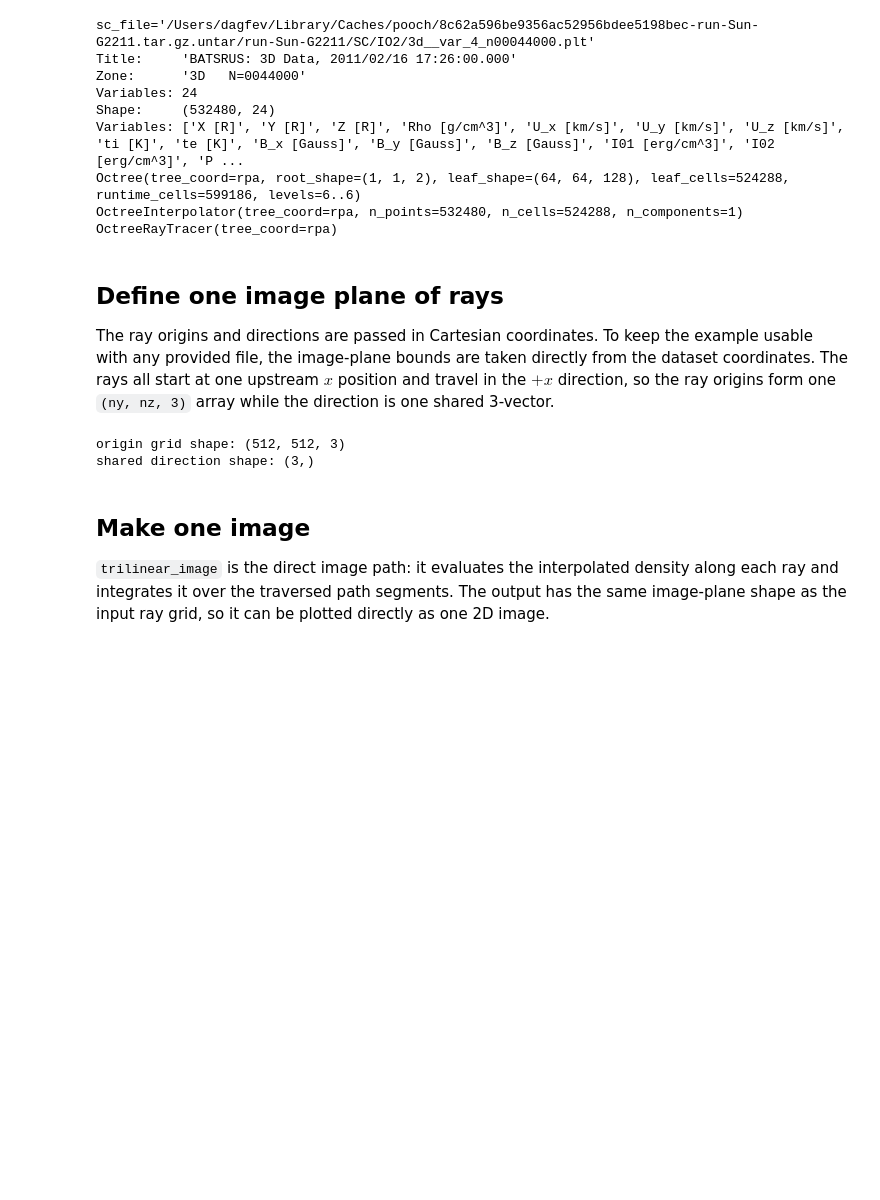
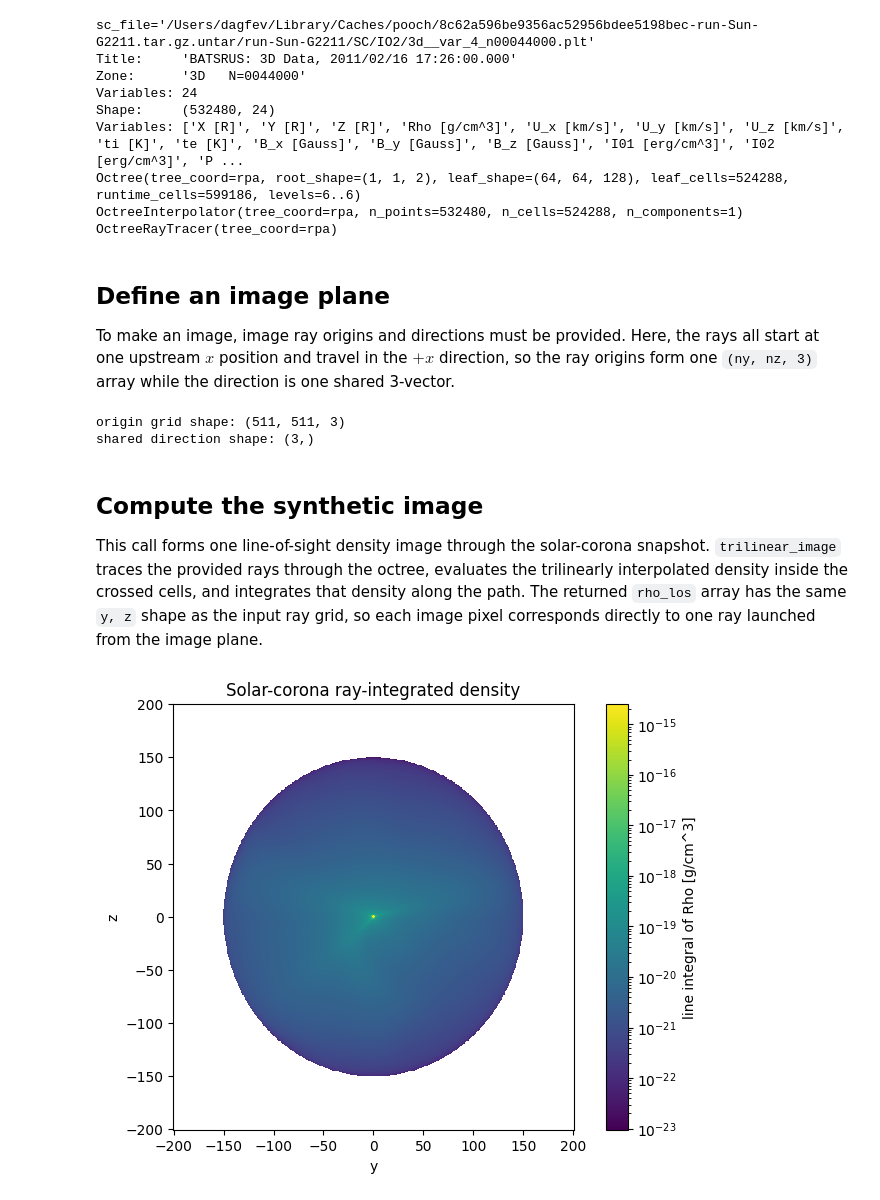
Before and after one commit to svaberg/batcamp, a Jupyter notebook: examples/ray_image.ipynb, the cells around one changed output. Saved outputs shown, nothing was run; the diff lists cells and outputs as text; code cells hidden in the pictures; blank space fills up the shorter version.

```diff
--- a/examples/ray_image.ipynb
+++ b/examples/ray_image.ipynb
@@ -46,16 +46,16 @@ Octree(tree_coord=rpa, root_shape=(1, 1, 2), leaf_shape=(64, 64, 128), leaf_cell
 OctreeInterpolator(tree_coord=rpa, n_points=532480, n_cells=524288, n_components=1)
 OctreeRayTracer(tree_coord=rpa)
 # %% [markdown]
-## Define one image plane of rays
+## Define an image plane
 
-The ray origins and directions are passed in Cartesian coordinates. To keep the example usable with any provided file, the image-plane bounds are taken directly from the dataset coordinates. The rays all start at one upstream $x$ position and travel in the $+x$ direction, so the ray origins form one `(ny, nz, 3)` array while the direction is one shared 3-vector.
+To make an image, image ray origins and directions must be provided. Here, the rays all start at one upstream $x$ position and travel in the $+x$ direction, so the ray origins form one `(ny, nz, 3)` array while the direction is one shared 3-vector.
 # %%
 
 y, z = np.meshgrid(
-    np.linspace(-50, 50, 512),
-    np.linspace(-50, 50, 512), indexing="xy")
+    np.linspace(-200,200, 511),
+    np.linspace(-200,200, 511), indexing="xy")
 
-x = np.full_like(y, -450)
+x = np.full_like(y, -200)
 
 origins = np.stack((x, y, z), axis=-1)
 
@@ -64,24 +64,23 @@ directions = np.array([1.0, 0.0, 0.0], dtype=float)
 print(f"origin grid shape: {origins.shape}")
 print(f"shared direction shape: {directions.shape}")
 # %% [output]
-origin grid shape: (512, 512, 3)
+origin grid shape: (511, 511, 3)
 shared direction shape: (3,)
 # %% [markdown]
-## Make one image
-
-`trilinear_image` is the direct image path: it evaluates the interpolated density along each ray and integrates it over the traversed path segments. The output has the same image-plane shape as the input ray grid, so it can be plotted directly as one 2D image.
+## Compute the synthetic image
+This call forms one line-of-sight density image through the solar-corona snapshot.  `trilinear_image` traces the provided rays through the octree, evaluates the trilinearly interpolated density inside the crossed cells, and integrates that density along the path. The returned `rho_los` array has the same `y, z` shape as the input ray grid, so each image pixel corresponds directly to one ray launched from the image plane.
 # %%
 rho_los, cell_counts = tracer.trilinear_image(interp, origins, directions)
-print(f"image shape: {rho_los.shape}")
-print(f"positive line integrals: min={rho_los.min():.3e}, max={rho_los.max():.3e}")
 
 fig, ax = plt.subplots(figsize=(6, 5), constrained_layout=True)
-mesh = ax.pcolormesh(y, z, rho_los, shading="auto", norm="log")
+mesh = ax.pcolormesh(y, z, rho_los, norm="log")
 ax.set_xlabel("y")
 ax.set_ylabel("z")
 ax.set_title("Solar-corona ray-integrated density")
 fig.colorbar(mesh, ax=ax, label="line integral of Rho [g/cm^3]")
 plt.show()
+# %% [output]
+[figure, added]
 # %% [markdown]
 ## Inspect the returned traversal counts
 
```
Also changed, not shown: parts of 7 cells of this notebook, 2 other files.
